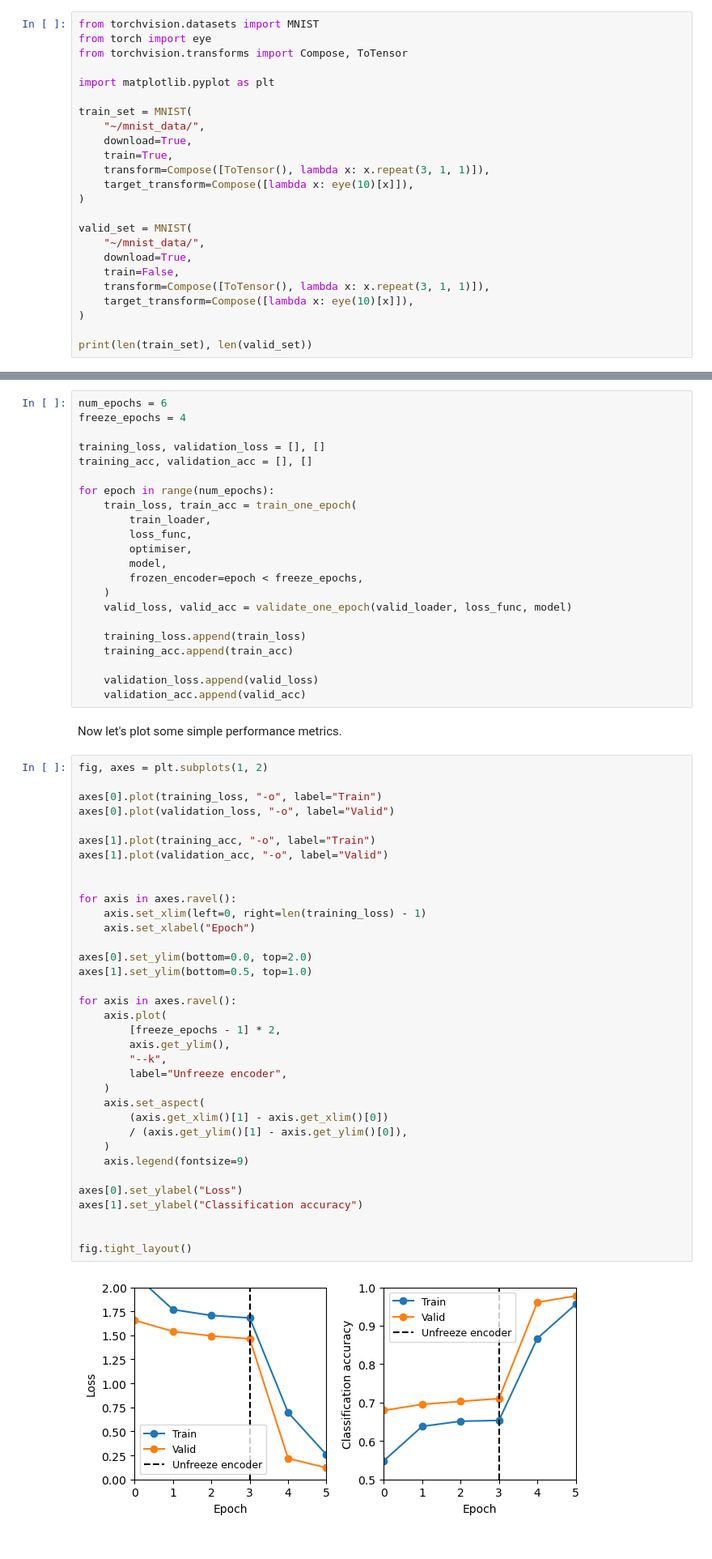
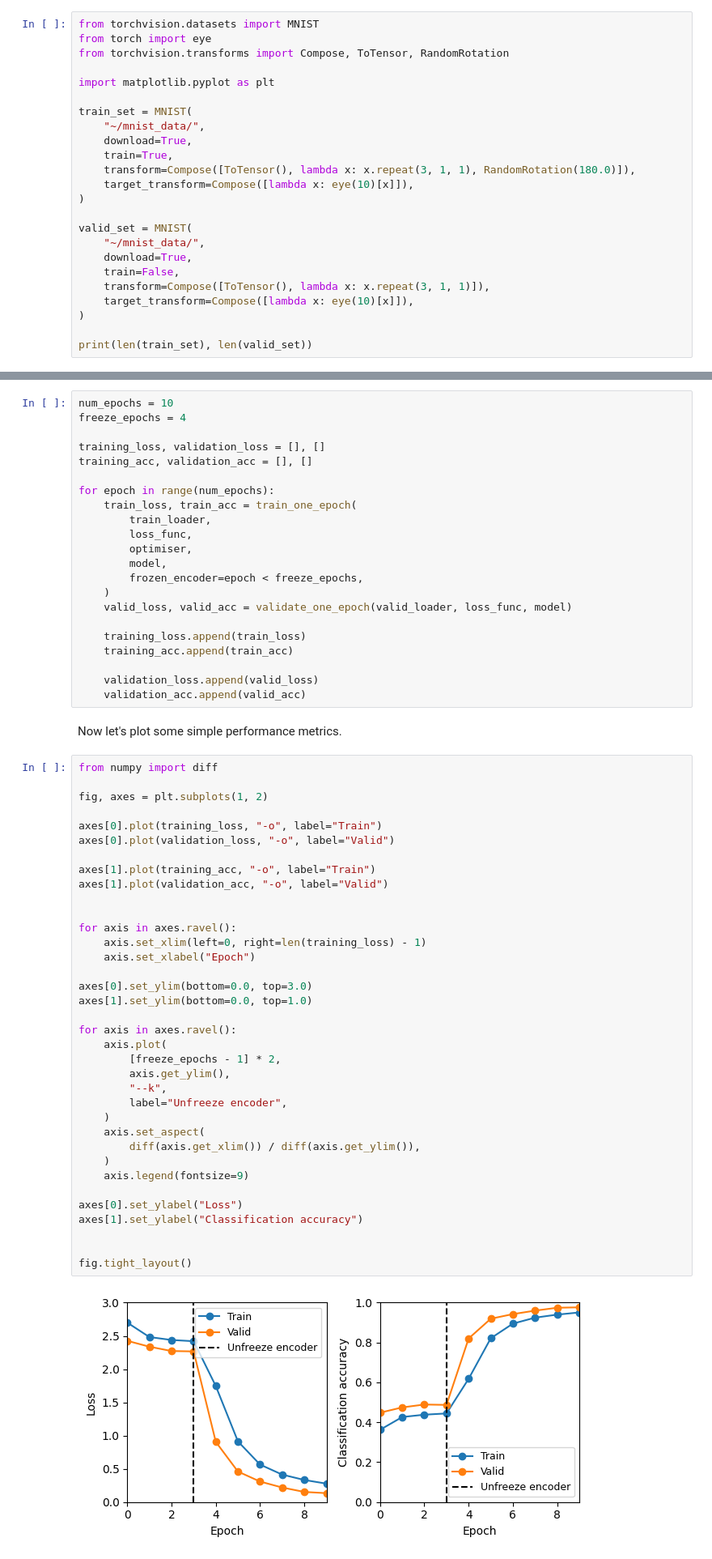
Before and after one commit to jdenholm/TorchTools, a Jupyter notebook: demos/conv_net_2d_mnist_demo.ipynb, the cells around one changed output, grey strips where cells are left out. Shown at 81% size. Cells and saved outputs as stored; diff of their text form.

```diff
--- a/demos/conv_net_2d_mnist_demo.ipynb
+++ b/demos/conv_net_2d_mnist_demo.ipynb
@@ -25,7 +25,7 @@ Remember: the demo env requirements file—``demo-requirements.conda.yaml``—is
 # %%
 from torchvision.datasets import MNIST
 from torch import eye
-from torchvision.transforms import Compose, ToTensor
+from torchvision.transforms import Compose, ToTensor, RandomRotation
 
 import matplotlib.pyplot as plt
 
@@ -33,7 +33,7 @@ train_set = MNIST(
     "~/mnist_data/",
     download=True,
     train=True,
-    transform=Compose([ToTensor(), lambda x: x.repeat(3, 1, 1)]),
+    transform=Compose([ToTensor(), lambda x: x.repeat(3, 1, 1), RandomRotation(180.0)]),
     target_transform=Compose([lambda x: eye(10)[x]]),
 )
 
@@ -239,7 +239,7 @@ Now we can train the model.
 
 Note, for the first four training epochs we set the frozen encoder argument to ``True``, and then for the final two epochs we set it to ``False``. Take a look at the plots and see how this switching affects the performance metrics.
 # %%
-num_epochs = 6
+num_epochs = 10
 freeze_epochs = 4
 
 training_loss, validation_loss = [], []
@@ -263,42 +263,43 @@ for epoch in range(num_epochs):
 # %% [markdown]
 Now let's plot some simple performance metrics.
 # %%
+from numpy import diff
+
 fig, axes = plt.subplots(1, 2)
 
 axes[0].plot(training_loss, "-o", label="Train")
 axes[0].plot(validation_loss, "-o", label="Valid")
 
 axes[1].plot(training_acc, "-o", label="Train")
 axes[1].plot(validation_acc, "-o", label="Valid")
 
 
 for axis in axes.ravel():
     axis.set_xlim(left=0, right=len(training_loss) - 1)
     axis.set_xlabel("Epoch")
 
-axes[0].set_ylim(bottom=0.0, top=2.0)
-axes[1].set_ylim(bottom=0.5, top=1.0)
+axes[0].set_ylim(bottom=0.0, top=3.0)
+axes[1].set_ylim(bottom=0.0, top=1.0)
 
 for axis in axes.ravel():
     axis.plot(
         [freeze_epochs - 1] * 2,
         axis.get_ylim(),
         "--k",
         label="Unfreeze encoder",
     )
     axis.set_aspect(
-        (axis.get_xlim()[1] - axis.get_xlim()[0])
-        / (axis.get_ylim()[1] - axis.get_ylim()[0]),
+        diff(axis.get_xlim()) / diff(axis.get_ylim()),
     )
     axis.legend(fontsize=9)
 
 axes[0].set_ylabel("Loss")
 axes[1].set_ylabel("Classification accuracy")
 
 
 fig.tight_layout()
 # %% [output]
-[figure, old version]
+[figure, new version]
 # %% [markdown]
 Note the sudden boost in performance when we *unfreeze* the encoder. You might ask what was the point in freezing the encoder if the performance is suddenly boosted by unfreezing it. The short answer is that it really depends on the problem at hand, and training with the encoder frozen is vastly computationally cheaper than fitting the entire model.
 
```
Also changed, not shown: parts of 6 cells of this notebook.
